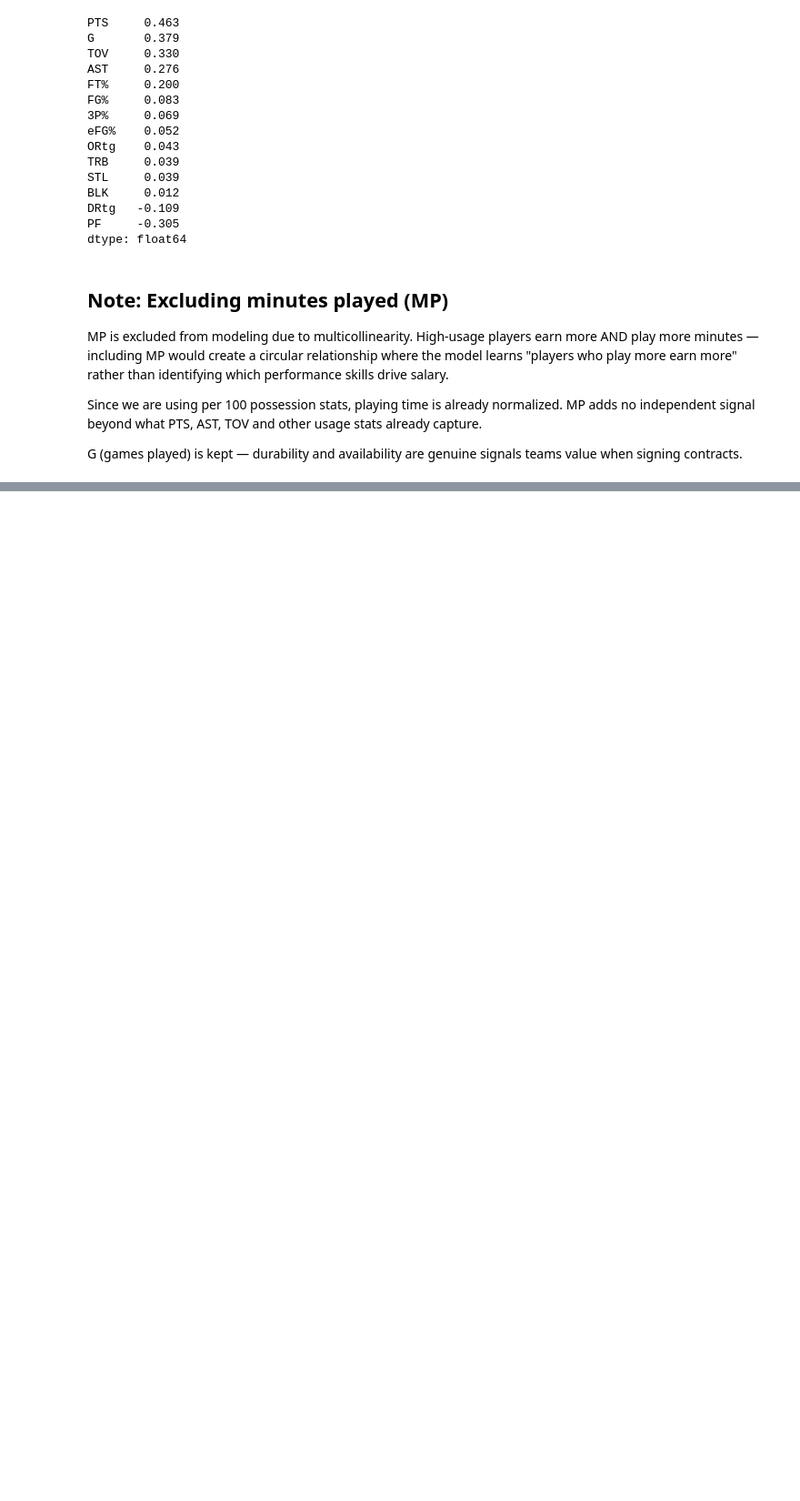
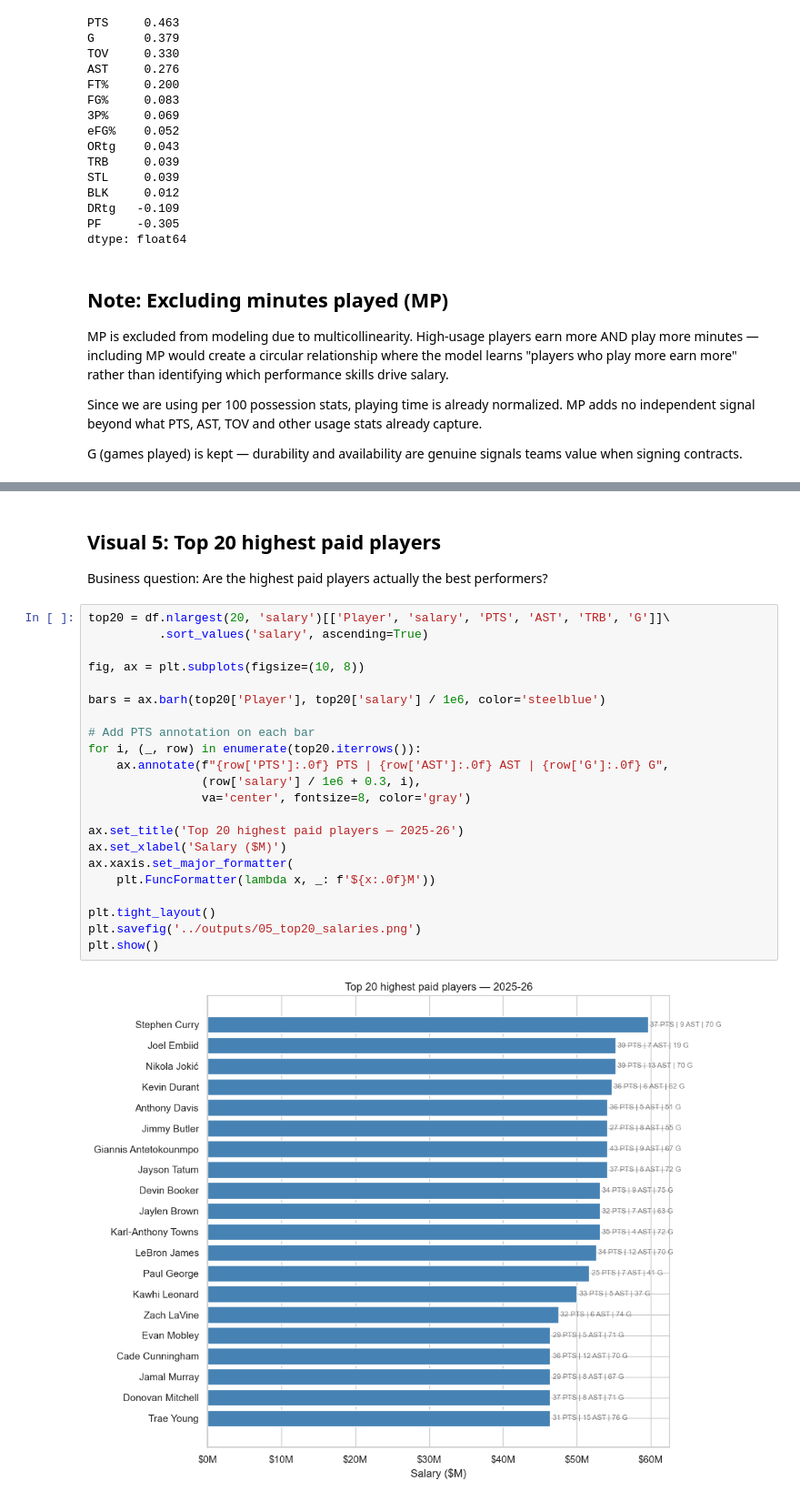
Before and after one commit to Drew-Zeimetz/nba-salary-prediction, a Jupyter notebook: notebooks/02_eda.ipynb, the cells around one changed output, grey strips where cells are left out. Shown at 91% size. Drawn from its saved outputs; the diff is of its cells as text; blank space fills up the shorter version.

```diff
--- a/notebooks/02_eda.ipynb
+++ b/notebooks/02_eda.ipynb
@@ -356,0 +437,28 @@ genuine signals teams value when signing contracts.
+# %% [markdown]
+## Visual 5: Top 20 highest paid players
+Business question: Are the highest paid players actually the
+best performers?
+# %%
+top20 = df.nlargest(20, 'salary')[['Player', 'salary', 'PTS', 'AST', 'TRB', 'G']]\
+          .sort_values('salary', ascending=True)
+
+fig, ax = plt.subplots(figsize=(10, 8))
+
+bars = ax.barh(top20['Player'], top20['salary'] / 1e6, color='steelblue')
+
+# Add PTS annotation on each bar
+for i, (_, row) in enumerate(top20.iterrows()):
+    ax.annotate(f"{row['PTS']:.0f} PTS | {row['AST']:.0f} AST | {row['G']:.0f} G",
+                (row['salary'] / 1e6 + 0.3, i),
+                va='center', fontsize=8, color='gray')
+
+ax.set_title('Top 20 highest paid players — 2025-26')
+ax.set_xlabel('Salary ($M)')
+ax.xaxis.set_major_formatter(
+    plt.FuncFormatter(lambda x, _: f'${x:.0f}M'))
+
+plt.tight_layout()
+plt.savefig('../outputs/05_top20_salaries.png')
+plt.show()
+# %% [output]
+[figure, added]
```
Also changed, not shown: parts of 6 cells of this notebook, 2 other files.
